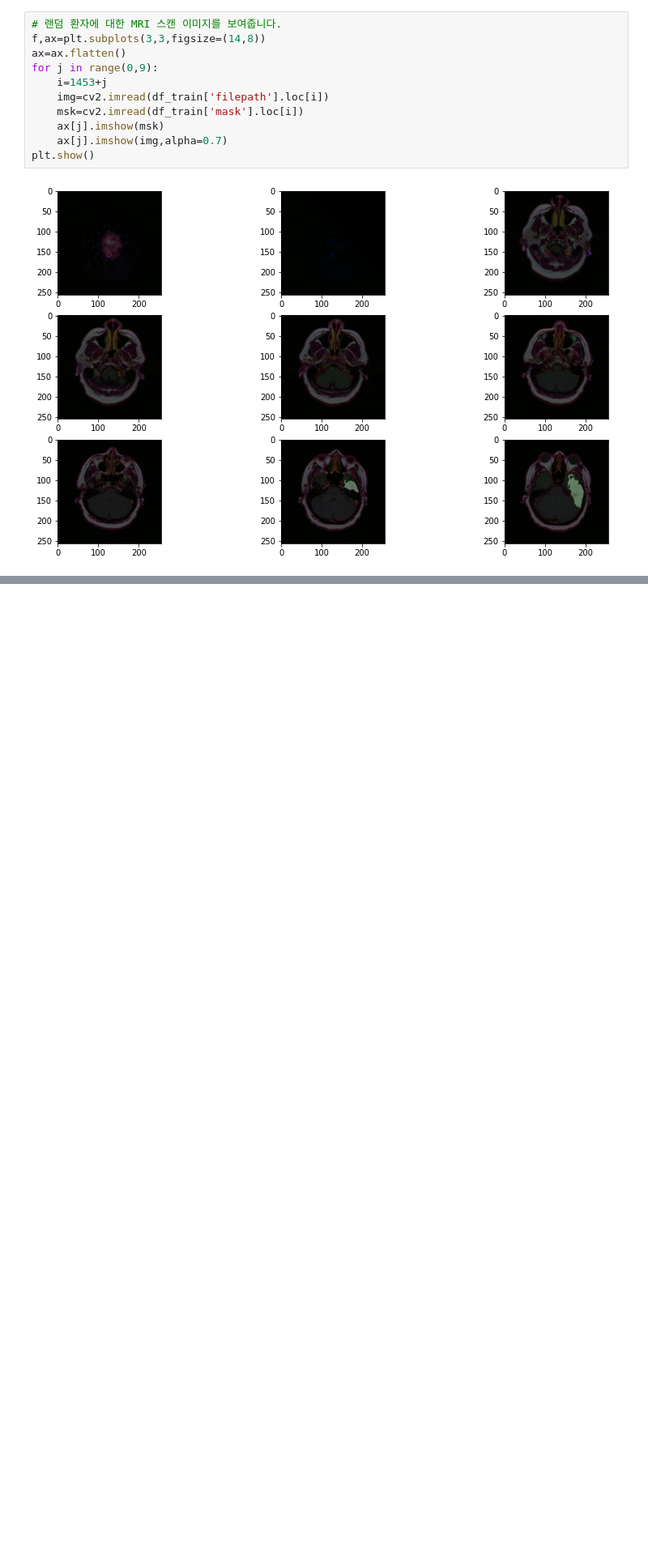
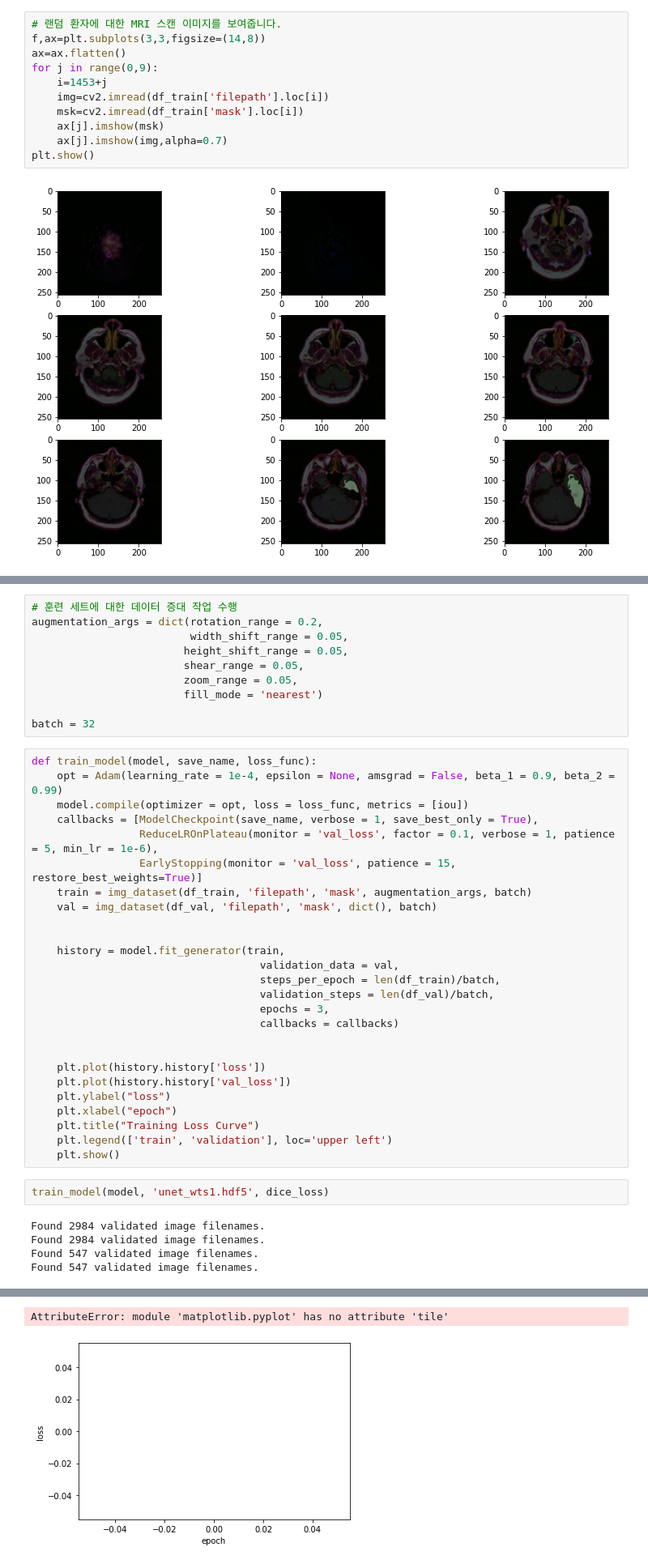
Before and after one commit to jooyeop/brain_segmentation, a Jupyter notebook: segmentation.ipynb, the cells around one changed output, grey strips where cells are left out. Shown: that part at 81% size. Saved outputs shown, nothing was run; the diff lists cells and outputs as text; blank space fills up the shorter version.

```diff
--- a/segmentation.ipynb
+++ b/segmentation.ipynb
@@ -100,0 +200,43 @@ plt.show()
+# %%
+# 훈련 세트에 대한 데이터 증대 작업 수행
+augmentation_args = dict(rotation_range = 0.2,
+                         width_shift_range = 0.05,
+                        height_shift_range = 0.05,
+                        shear_range = 0.05,
+                        zoom_range = 0.05,
+                        fill_mode = 'nearest')
+
+batch = 32
+# %%
+def train_model(model, save_name, loss_func):
+    opt = Adam(learning_rate = 1e-4, epsilon = None, amsgrad = False, beta_1 = 0.9, beta_2 = 0.99)
+    model.compile(optimizer = opt, loss = loss_func, metrics = [iou])
+    callbacks = [ModelCheckpoint(save_name, verbose = 1, save_best_only = True),
+                 ReduceLROnPlateau(monitor = 'val_loss', factor = 0.1, verbose = 1, patience = 5, min_lr = 1e-6),
+                 EarlyStopping(monitor = 'val_loss', patience = 15, restore_best_weights=True)]
+    train = img_dataset(df_train, 'filepath', 'mask', augmentation_args, batch)
+    val = img_dataset(df_val, 'filepath', 'mask', dict(), batch)
+
+
+    history = model.fit_generator(train,
+                                    validation_data = val,
+                                    steps_per_epoch = len(df_train)/batch,
+                                    validation_steps = len(df_val)/batch,
+                                    epochs = 3,
+                                    callbacks = callbacks)
+
+
+    plt.plot(history.history['loss'])
+    plt.plot(history.history['val_loss'])
+    plt.ylabel("loss")
+    plt.xlabel("epoch")
+    plt.title("Training Loss Curve")
+    plt.legend(['train', 'validation'], loc='upper left')
+    plt.show()
+# %%
+train_model(model, 'unet_wts1.hdf5', dice_loss)
+# %% [output]
+Found 2984 validated image filenames.
+Found 2984 validated image filenames.
+Found 547 validated image filenames.
+Found 547 validated image filenames.
@@ -100,0 +252,2 @@ plt.show()
+AttributeError: module 'matplotlib.pyplot' has no attribute 'tile'
+[figure, added]
```
Also changed, not shown: parts of 8 cells of this notebook, 1 other file.
